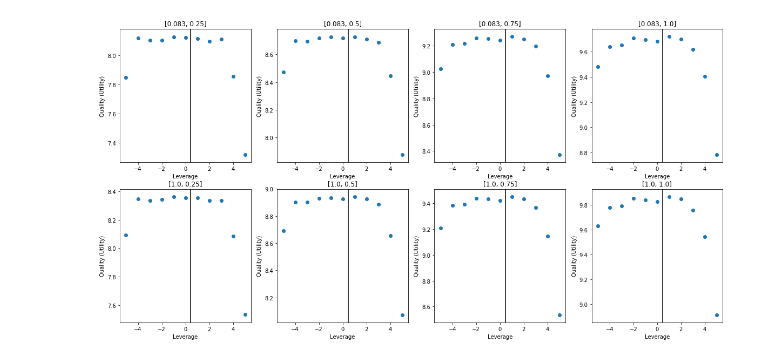
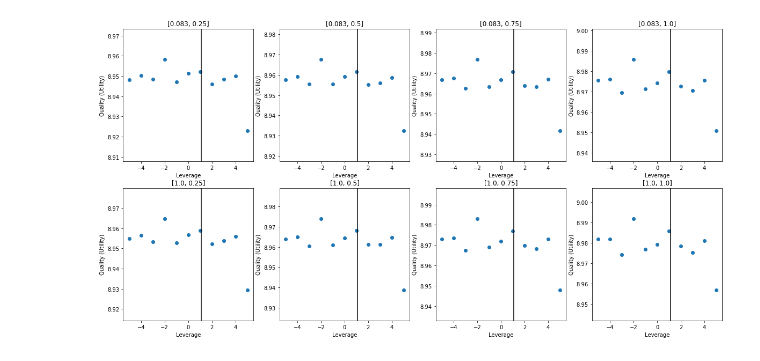
Before and after one commit to ansgarw/rl-portfolio, a Jupyter notebook: DQN Agent/DQN Simulated.ipynb, the cells around one changed output. Saved outputs shown, nothing was run; the diff lists cells and outputs as text; code cells hidden in the pictures.

```diff
--- a/DQN Agent/DQN Simulated.ipynb
+++ b/DQN Agent/DQN Simulated.ipynb
@@ -13,38 +13,39 @@ import DQN_I
 %%time
 
 N_Eps  = int(3e4)
-Network_Hypers = {"Learning Rate" : 0.075,
+Network_Hypers = {"Learning Rate" : 0.01,
                   "Epoch"         : 5,
                   "Network Size"  : [32, 16],
                   "Activation"    : "Sigmoid",
-                  "Alpha"         : 0.015}
+                  "Alpha"         : 0.0,
+                  "Batch_Size"    : 0}
 
 Env = gym.make('Simulated-v0')
-Env.Set_Params(Mu = 0.06, Sigma = 0.35, Row = 1, Rf = 0.01,
+Env.Set_Params(Mu = 0.05, Sigma = 0.20, Row = 1, Rf = 0.01,
                Max_Leverage  = 5, Min_Leverage  = -5, Time_Horizon  = 1,
                Time_Step     = 1/12, Risk_Aversion = 0.9, Intermediate_Reward = False)
 
-myDQN = DQN_I.DQN(Env, 11, Network_Hypers, Batch_Size = 2048, Retrain_Frequency = 16,
-                  Gamma = 0.9992, Epsilon_Range = [1, 0.1], Epsilon_Anneal = 0.9,
-                  Async_Enabled = False)
+
+myDQN = DQN_II.DQN(Env, 11, Network_Hypers, Batch_Size = 2048, Retrain_Frequency = 16,
+                  Gamma = 0.9992, Epsilon_Range = [1, 0.1], Epsilon_Anneal = 0.9)
 
 myDQN.Train(N_Eps)
 
 # Plot the results.
 # (Time, Wealth)
 Plot_State = [[0.083, 0.25], [0.083, 0.50], [0.083, 0.75], [0.083, 1.00],
               [1.0,  0.25], [1.0,  0.50], [1.0,  0.75], [1.0,  1.00]]
 
 f, ax = plt.subplots(2,4, figsize = (20,10))
 for i in range(2):
     for j in range(4):
         k = i * 4 + j
         ax[i, j].set_title(str(Plot_State[k]))
         ax[i, j].set_xlabel("Leverage")
         ax[i, j].set_ylabel("Quality (Utility)")
         ax[i, j].scatter(np.linspace(5, -5, 11), myDQN.Predict_Q(np.array(Plot_State[k]).reshape(1,2)))
         ax[i, j].axvline((Env.Mu - Env.Rf) / (Env.Risk_Aversion * (Env.Sigma ** 2)), color = 'k')
 
 plt.show()
 # %% [output]
-[figure, old version]
+[figure, new version]
```
Also changed, not shown: parts of 3 cells of this notebook, 7 other files.
